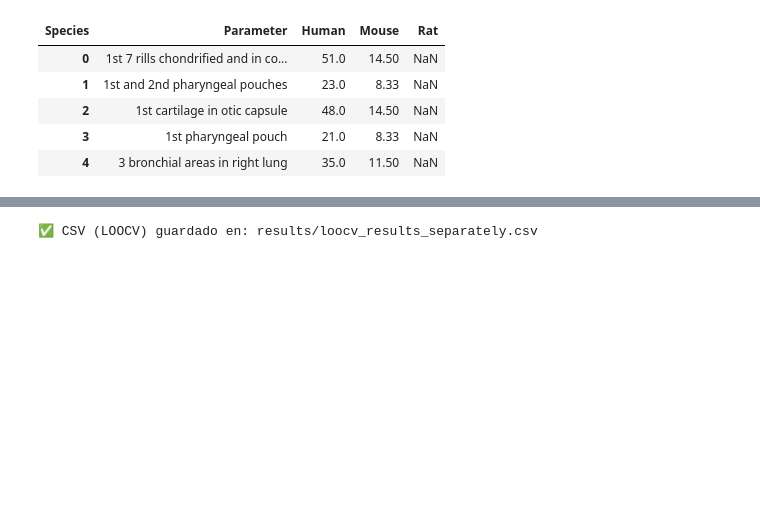
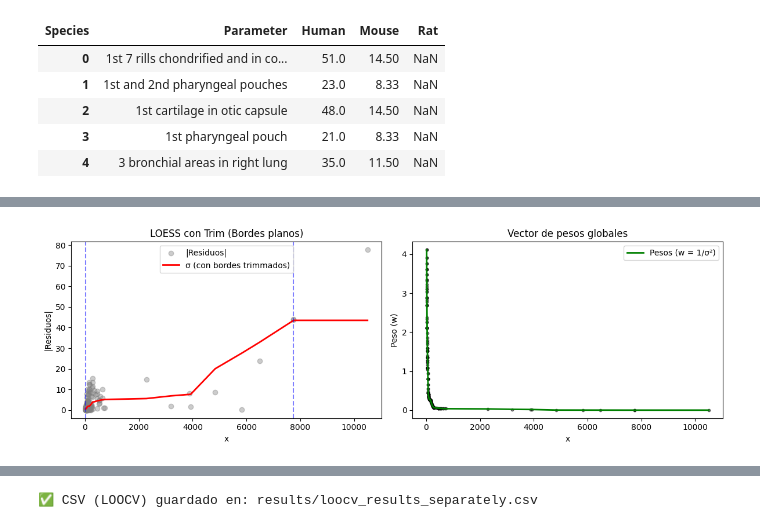
Before and after one commit to Vazquez-Borsetti/quarter-power-C-human-rodent-translation, a Jupyter notebook: panel2p_WLS_LOOCV5.ipynb, the cells around one changed output, grey strips where cells are left out. Drawn from its saved outputs; the diff is of its cells as text; code cells hidden in the pictures; blank space fills up the shorter version.

```diff
--- a/panel2p_WLS_LOOCV4.ipynb
+++ b/panel2p_WLS_LOOCV5.ipynb
@@ -254,0 +135,88 @@ Model_ID       Model  Eq            Equation  k In-sample WRMSE   CV-WRMSE  Fall
+# %%
+
+
+
+def calcular_pesos_loess_trim(x, y, frac=0.5, trim=0.1, plot=True):
+    """
+    Calcula pesos usando LOESS, pero aplana (trim) los extremos para evitar
+    que la varianza se vaya a 0 o a infinito.
+    trim=0.1 significa que aplana el primer 10% y el último 10% de los datos.
+    """
+    x = np.asarray(x)
+    y = np.asarray(y)
+
+    # 1. Ordenar para que LOESS funcione correctamente
+    sort_idx = np.argsort(x)
+    x_sorted = x[sort_idx]
+    y_sorted = y[sort_idx]
+
+    # 2. Tendencia central y residuos absolutos
+    y_trend = lowess(y_sorted, x_sorted, frac=frac, return_sorted=False)
+    residuos = np.abs(y_sorted - y_trend)
+
+    # 3. Suavizar con LOESS (robusto a outliers)
+    sigma_loess = lowess(residuos, x_sorted, frac=frac, it=3, return_sorted=False)
+    sigma_loess = np.maximum(sigma_loess, 1e-6)
+
+    # --- EL TRIM (Clamping de bordes) ---
+    # Calculamos en qué índice empieza y termina el "centro estable"
+    idx_start = int(len(x_sorted) * trim)
+    idx_end = int(len(x_sorted) * (1 - trim))
+
+    # Tomamos el valor de sigma en esos puntos de corte
+    sigma_izq = sigma_loess[idx_start]
+    sigma_der = sigma_loess[idx_end]
+
+    # Aplanamos los extremos: forzamos a que el borde valga lo que el primer punto estable
+    sigma_loess[:idx_start] = sigma_izq
+    sigma_loess[idx_end:] = sigma_der
+    # ------------------------------------
+
+    # 4. Calcular varianza y pesos
+    varianza = sigma_loess ** 2
+    pesos_sorted = 1.0 / varianza
+
+    # 5. Desordenar de vuelta al orden original
+    sigma_global = np.empty_like(x, dtype=float)
+    pesos_global = np.empty_like(x, dtype=float)
+    sigma_global[sort_idx] = sigma_loess
+    pesos_global[sort_idx] = pesos_sorted
+
+    # 6. Truncar pesos extremos por las dudas (doble seguridad)
+    pesos_global = np.clip(pesos_global, 0.2, 10)
+    sigma_global = 1.0 / np.sqrt(pesos_global)
+
+    # 7. Gráfico de inspección
+    if plot:
+        fig, (ax1, ax2) = plt.subplots(1, 2, figsize=(12, 4))
+
+        ax1.scatter(x_sorted, residuos, alpha=0.4, color='gray', label='|Residuos|')
+        ax1.plot(x_sorted, sigma_loess, color='red', lw=2, label='σ (con bordes trimmados)')
+        # Marcar dónde se corta
+        ax1.axvline(x_sorted[idx_start], color='blue', ls='--', alpha=0.5)
+        ax1.axvline(x_sorted[idx_end], color='blue', ls='--', alpha=0.5)
+        ax1.set_title('LOESS con Trim (Bordes planos)')
+        ax1.set_xlabel('x')
+        ax1.set_ylabel('|Residuos|')
+        #ax1.set_xlim(0,200)
+        ax1.legend()
+
+        ax2.plot(x_sorted, pesos_sorted, color='green', lw=2, label='Pesos (w = 1/σ²)')
+        ax2.scatter(x_sorted, pesos_sorted, color='black', s=10, alpha=0.5)
+        ax2.set_title('Vector de pesos globales')
+        ax2.set_xlabel('x')
+        ax2.set_ylabel('Peso (w)')
+        ax2.legend()
+        #ax2.set_xlim(0,200)
+
+        plt.tight_layout()
+        plt.show()
+
+    return sigma_global, pesos_global
+
+# --- Uso de la función ---
+# trim=0.1 corta el 10% de cada borde. Si querés cortar más, subilo a 0.15 o 0.2.
+sigma_global_rat, pesos_global_rat = calcular_pesos_loess_trim(fit_rat['Human'], fit_rat['Rat'], frac=0.6, trim=0.01, plot=True)
+sigma_global_mouse, pesos_global_mouse = calcular_pesos_loess_trim(fit_mouse['Human'], fit_mouse['Mouse'], frac=0.6, trim=0.01, plot=True)
+# %% [output]
+[figure, added]
```
Also changed, not shown: parts of 14 cells of this notebook, 9 other files.
